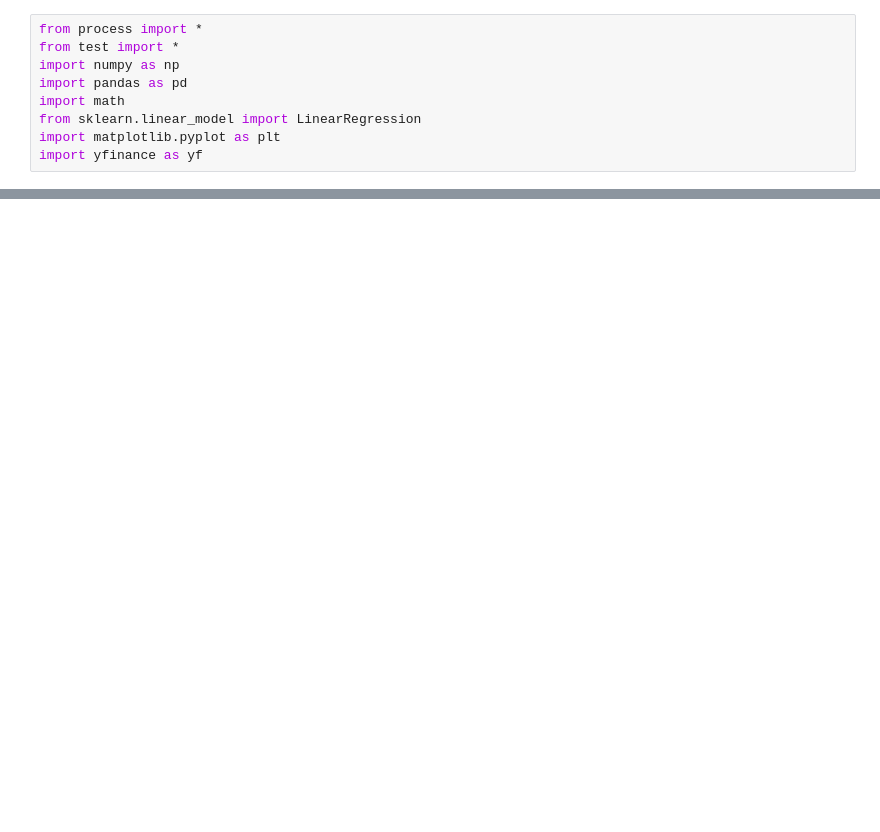
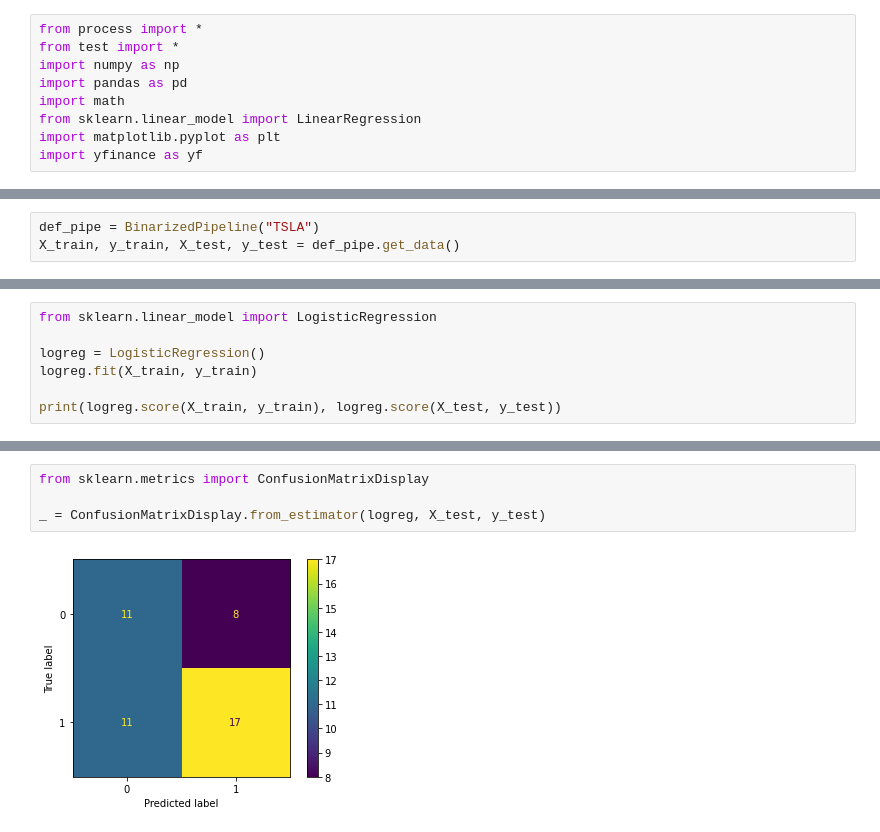
Before and after one commit to PoliakovVI/SPP, a Jupyter notebook: SPP.ipynb, the cells around one changed output, grey strips where cells are left out. Drawn from its saved outputs; the diff is of its cells as text; blank space fills up the shorter version.

```diff
--- a/SPP.ipynb
+++ b/SPP.ipynb
@@ -76,0 +59,3 @@ Model earned 115812.20$ starting from 100000$
+# %%
+def_pipe = BinarizedPipeline("TSLA")
+X_train, y_train, X_test, y_test = def_pipe.get_data()
@@ -76,0 +69,7 @@ Model earned 115812.20$ starting from 100000$
+# %%
+from sklearn.linear_model import LogisticRegression
+
+logreg = LogisticRegression()
+logreg.fit(X_train, y_train)
+
+print(logreg.score(X_train, y_train), logreg.score(X_test, y_test))
@@ -76,0 +85,6 @@ Model earned 115812.20$ starting from 100000$
+# %%
+from sklearn.metrics import ConfusionMatrixDisplay
+
+_ = ConfusionMatrixDisplay.from_estimator(logreg, X_test, y_test)
+# %% [output]
+[figure, added]
```
Also changed, not shown: parts of 10 cells of this notebook, 1 other file.
